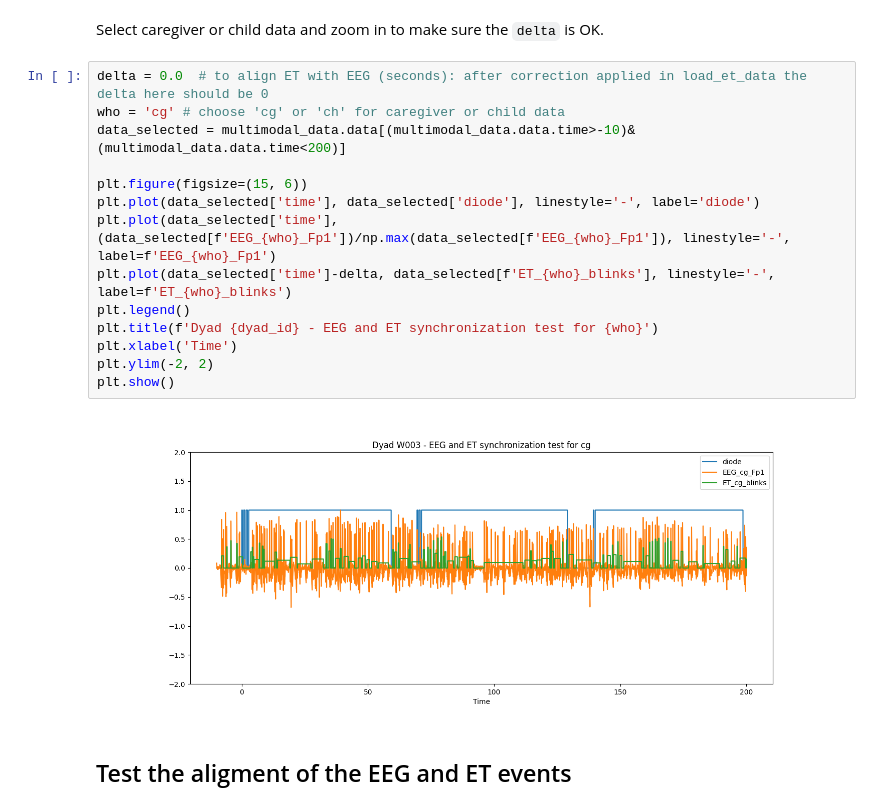
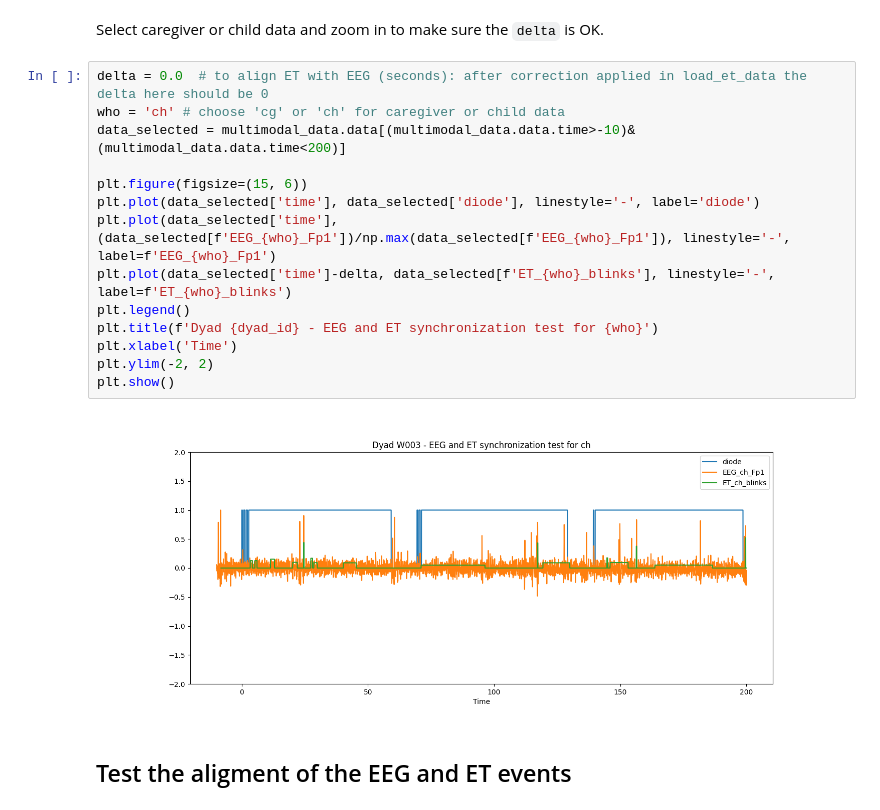
Before and after one commit to SYNCC-IN/hyperscanning-signal-analysis, a Jupyter notebook: scripts/EEG_ET_synch_test.ipynb, the cells around one changed output. Saved outputs shown, nothing was run; the diff lists cells and outputs as text.

```diff
--- a/scripts/EEG_ET_synch_test.ipynb
+++ b/scripts/EEG_ET_synch_test.ipynb
@@ -69,20 +69,20 @@ Processing member: cg, blink column: ET_cg_blinks
 Select caregiver or child data and zoom in to make sure the `delta` is OK.
 # %%
 delta = 0.0  # to align ET with EEG (seconds): after correction applied in load_et_data the delta here should be 0
-who = 'cg' # choose 'cg' or 'ch' for caregiver or child data
+who = 'ch' # choose 'cg' or 'ch' for caregiver or child data
 data_selected = multimodal_data.data[(multimodal_data.data.time>-10)&(multimodal_data.data.time<200)]
 
 plt.figure(figsize=(15, 6))
 plt.plot(data_selected['time'], data_selected['diode'], linestyle='-', label='diode')
 plt.plot(data_selected['time'], (data_selected[f'EEG_{who}_Fp1'])/np.max(data_selected[f'EEG_{who}_Fp1']), linestyle='-', label=f'EEG_{who}_Fp1')
 plt.plot(data_selected['time']-delta, data_selected[f'ET_{who}_blinks'], linestyle='-', label=f'ET_{who}_blinks')
 plt.legend()
 plt.title(f'Dyad {dyad_id} - EEG and ET synchronization test for {who}')
 plt.xlabel('Time')
 plt.ylim(-2, 2)
 plt.show()
 # %% [output]
-[figure, old version]
+[figure, new version]
 # %% [markdown]
 ## Test the aligment of the EEG and ET events
 # %%
```
Also changed, not shown: parts of 4 cells of this notebook, 2 other files.
